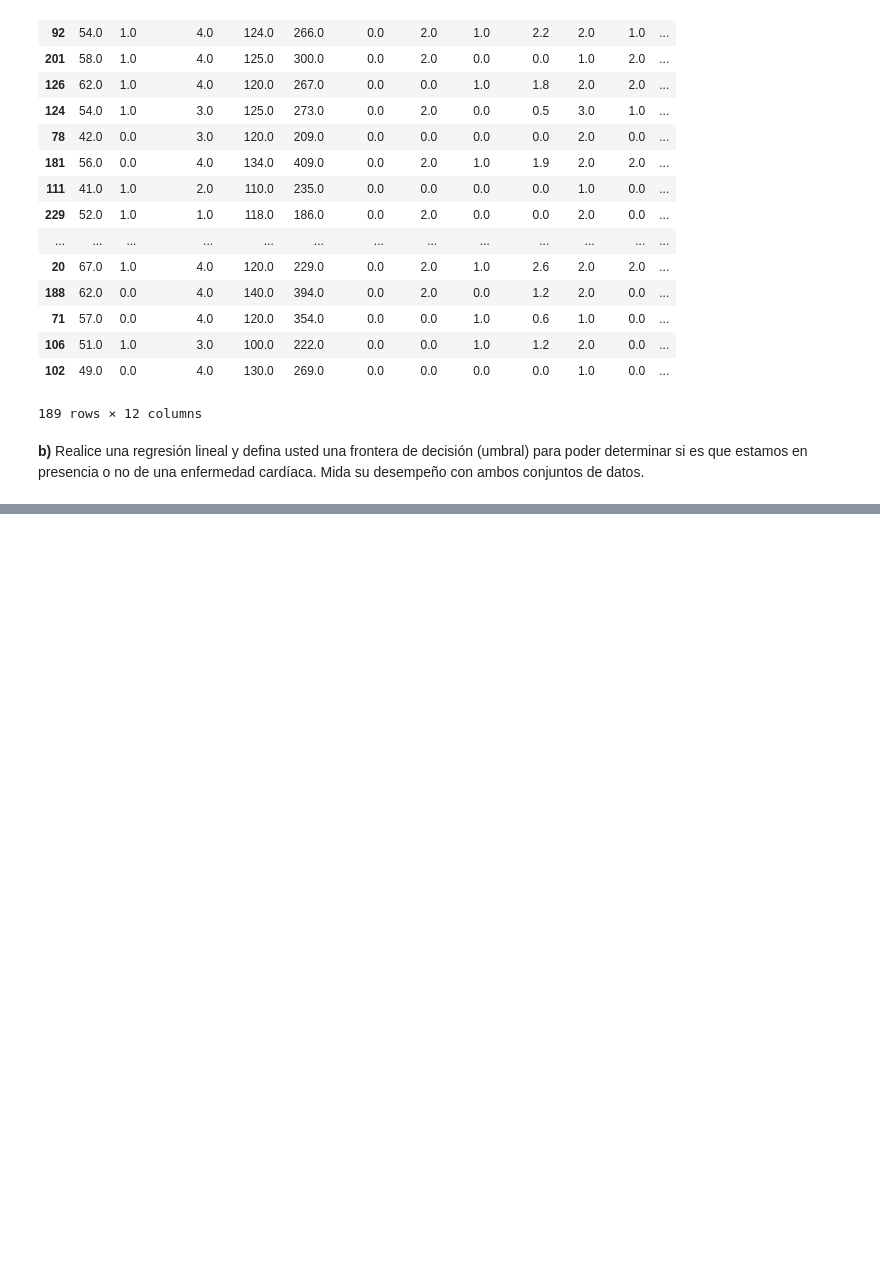
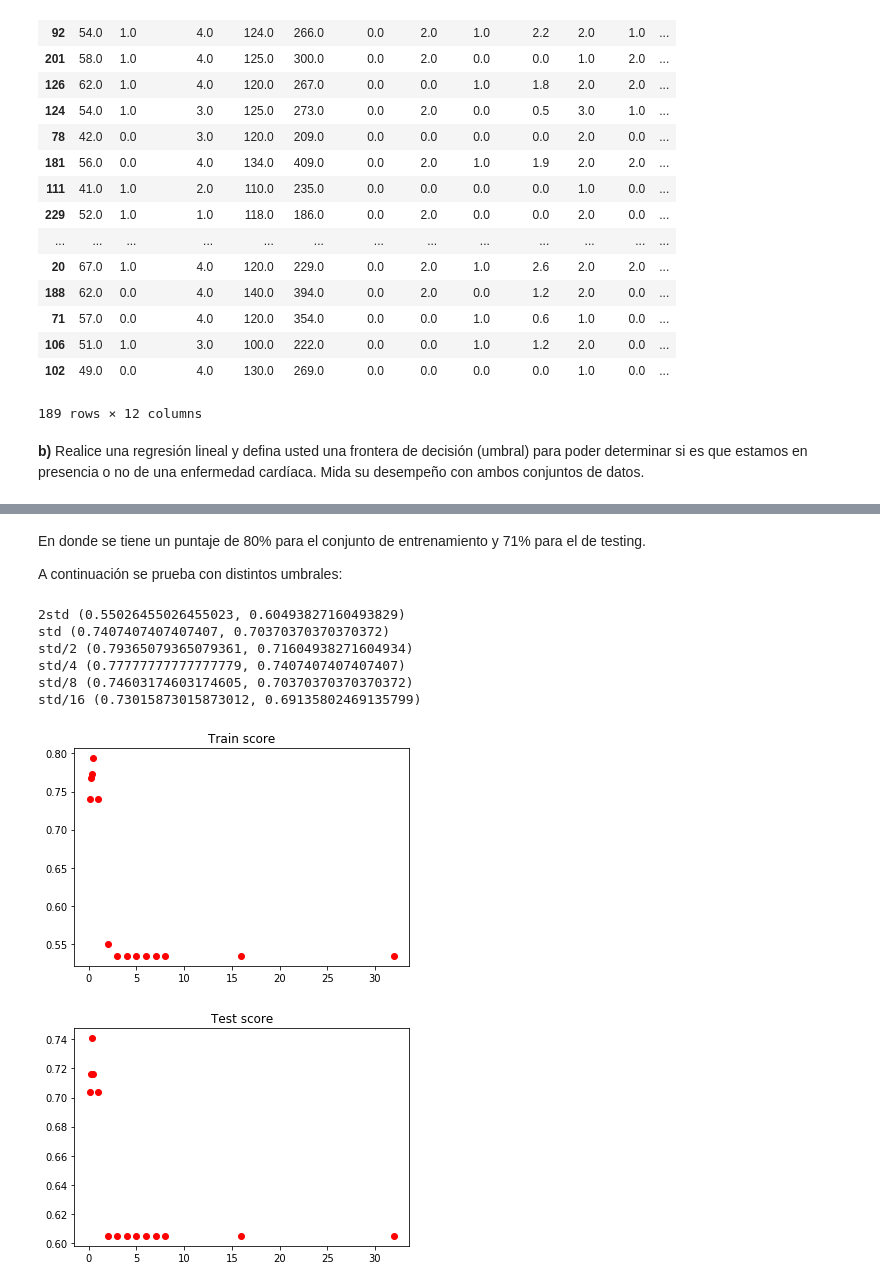
Before and after one commit to TareasJF/INF393, a Jupyter notebook: T1/Tarea1.ipynb, the cells around one changed output, grey strips where cells are left out. Drawn from its saved outputs; the diff is of its cells as text; code cells hidden in the pictures; blank space fills up the shorter version.

```diff
--- a/T1/Tarea1.ipynb
+++ b/T1/Tarea1.ipynb
@@ -759,0 +757,48 @@ Finalmente se puede concluir que $n_{2,4}$ tuvo los mejores resultados tanto en
+# %% [markdown]
+En donde se tiene un puntaje de 80% para el conjunto de entrenamiento y 71% para el de testing.
+
+A continuación se prueba con distintos umbrales:
+# %%
+def attemptClassification(limit):
+    def heart_to_class(val):
+        if(val >= limit):
+            return 1
+        return 2
+    # Aplicar clasificación según umbral
+    y_train_predict_outlier = compare_train['y_'].apply(heart_to_class)
+    y_test_predict_outlier = compare_test['y_'].apply(heart_to_class)
+
+    return(accuracy_score(y_train_outlier,y_train_predict_outlier), accuracy_score(y_test_outlier,y_test_predict_outlier))
+
+
+print("2std", attemptClassification(sick.mean()-sick.std()*2))
+print("std", attemptClassification(sick.mean()-sick.std()))
+print("std/2", attemptClassification(sick.mean()-sick.std()/2))
+print("std/4", attemptClassification(sick.mean()-sick.std()/4))
+print("std/8", attemptClassification(sick.mean()-sick.std()/8))
+print("std/16", attemptClassification(sick.mean()-sick.std()/16))
+
+std_coef = pd.DataFrame({'coef': [0.1, 0.2, 0.3, 0.5, 1, 2, 3, 4, 5, 6, 7, 8, 16, 32] })
+std_coef['coef'] = std_coef['coef'].apply(lambda x: attemptClassification(sick.mean()-sick.std()*x)[0])
+
+std_coef_test = pd.DataFrame({'coef': [0.1, 0.2, 0.3, 0.5, 1, 2, 3, 4, 5, 6, 7, 8, 16, 32] })
+std_coef_test['coef'] = std_coef_test['coef'].apply(lambda x: attemptClassification(sick.mean()-sick.std()*x)[1])
+
+plt.plot([0.1, 0.2, 0.3, 0.5, 1, 2, 3, 4, 5, 6, 7, 8, 16, 32], std_coef['coef'].as_matrix(), 'ro')
+plt.axis()
+plt.title('Train score')
+plt.show()
+
+plt.plot([0.1, 0.2, 0.3, 0.5, 1, 2, 3, 4, 5, 6, 7, 8, 16, 32], std_coef_test['coef'].as_matrix(), 'ro')
+plt.axis()
+plt.title('Test score')
+plt.show()
+# %% [output]
+2std (0.55026455026455023, 0.60493827160493829)
+std (0.7407407407407407, 0.70370370370370372)
+std/2 (0.79365079365079361, 0.71604938271604934)
+std/4 (0.77777777777777779, 0.7407407407407407)
+std/8 (0.74603174603174605, 0.70370370370370372)
+std/16 (0.73015873015873012, 0.69135802469135799)
+[figure, added]
+[figure, added]
```
Also changed, not shown: parts of 11 cells of this notebook.
